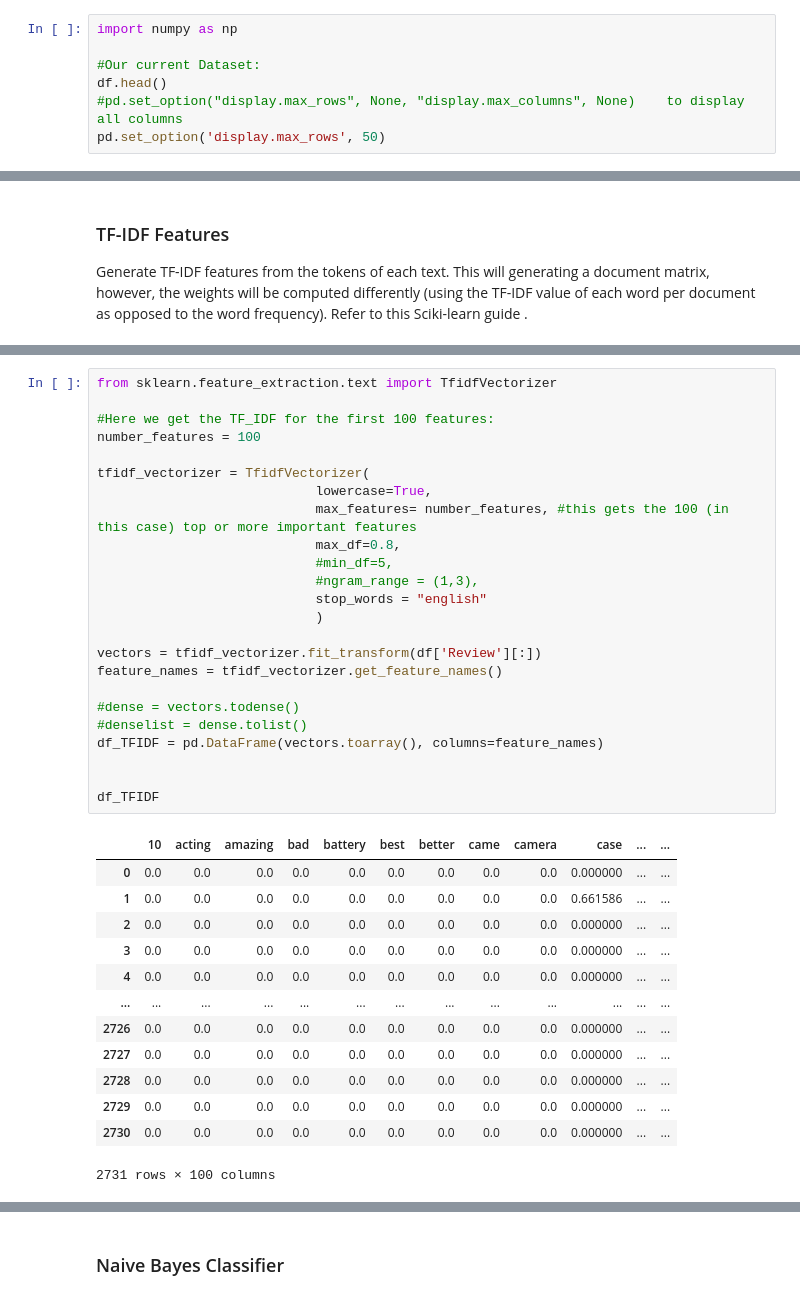
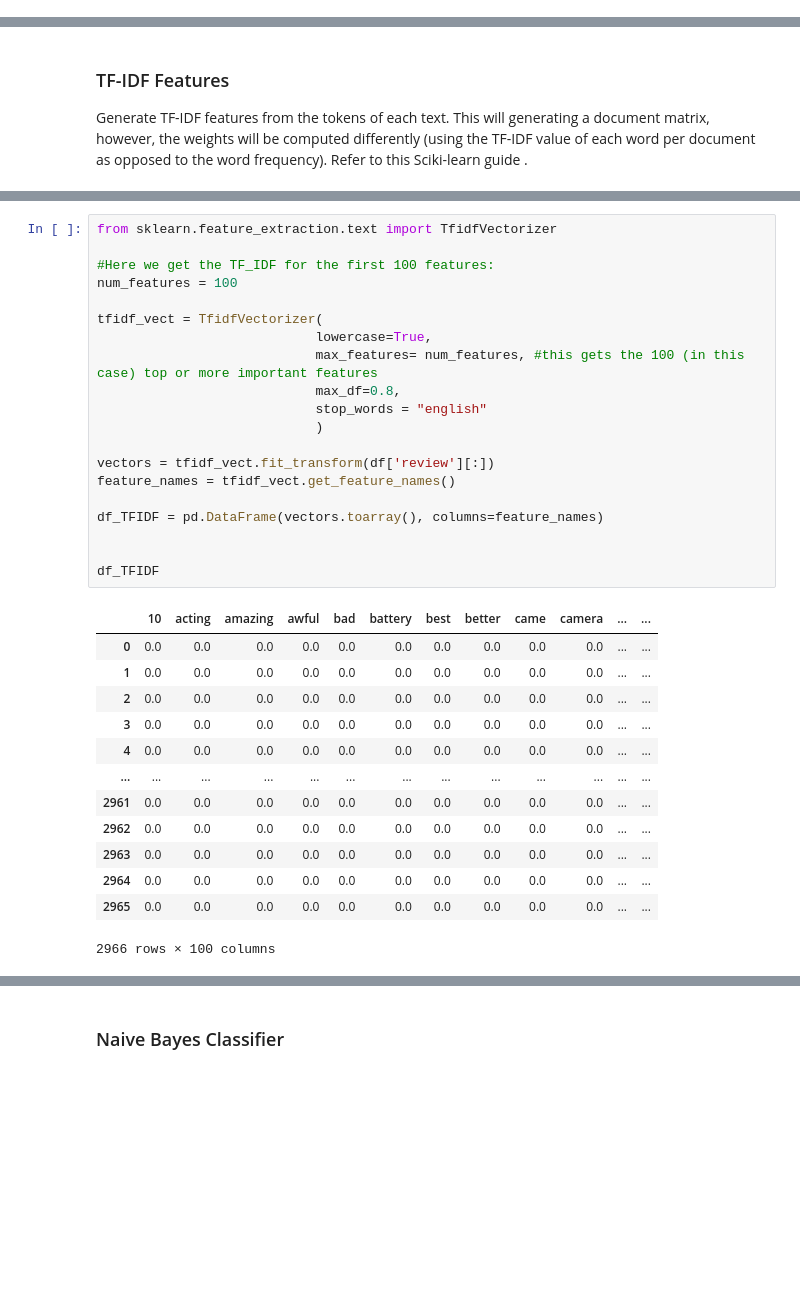
Before and after one commit to acmloria/DM2021-Lab1-Homework, a Jupyter notebook: DM2021-Lab1-Homework.ipynb, the cells around one changed output, grey strips where cells are left out. Saved outputs shown, nothing was run; the diff lists cells and outputs as text; blank space fills up the shorter version.

```diff
--- a/DM2021-Lab1-Homework.ipynb
+++ b/DM2021-Lab1-Homework.ipynb
@@ -1305,9 +1305,2 @@ The cosine similarity between a sentence and itself is 1. It seems the
 # %% [markdown]
 ### Meaningful New Data Visualizations
-# %%
-import numpy as np
-
-#Our current Dataset:
-df.head()
-#pd.set_option("display.max_rows", None, "display.max_columns", None)    to display all columns
-pd.set_option('display.max_rows', 50)
@@ -1472,38 +1340,34 @@ df.head()
 # %%
 from sklearn.feature_extraction.text import TfidfVectorizer
 
 #Here we get the TF_IDF for the first 100 features:
-number_features = 100
+num_features = 100
 
-tfidf_vectorizer = TfidfVectorizer(
+tfidf_vect = TfidfVectorizer(
                             lowercase=True,
-                            max_features= number_features, #this gets the 100 (in this case) top or more important features
+                            max_features= num_features, #this gets the 100 (in this case) top or more important features
                             max_df=0.8,
-                            #min_df=5,
-                            #ngram_range = (1,3),
                             stop_words = "english"
                             )
 
-vectors = tfidf_vectorizer.fit_transform(df['Review'][:])
-feature_names = tfidf_vectorizer.get_feature_names()
+vectors = tfidf_vect.fit_transform(df['review'][:])
+feature_names = tfidf_vect.get_feature_names()
 
-#dense = vectors.todense()
-#denselist = dense.tolist()
 df_TFIDF = pd.DataFrame(vectors.toarray(), columns=feature_names)
 
 
 df_TFIDF
 # %% [output]
-|  | 10 | acting | amazing | bad | battery | best | better | came | camera | case | ... | ... |
-| 0 | 0.0 | 0.0 | 0.0 | 0.0 | 0.0 | 0.0 | 0.0 | 0.0 | 0.0 | 0.000000 | ... | ... |
-| 1 | 0.0 | 0.0 | 0.0 | 0.0 | 0.0 | 0.0 | 0.0 | 0.0 | 0.0 | 0.661586 | ... | ... |
-| 2 | 0.0 | 0.0 | 0.0 | 0.0 | 0.0 | 0.0 | 0.0 | 0.0 | 0.0 | 0.000000 | ... | ... |
-| 3 | 0.0 | 0.0 | 0.0 | 0.0 | 0.0 | 0.0 | 0.0 | 0.0 | 0.0 | 0.000000 | ... | ... |
-| 4 | 0.0 | 0.0 | 0.0 | 0.0 | 0.0 | 0.0 | 0.0 | 0.0 | 0.0 | 0.000000 | ... | ... |
+|  | 10 | acting | amazing | awful | bad | battery | best | better | came | camera | ... | ... |
+| 0 | 0.0 | 0.0 | 0.0 | 0.0 | 0.0 | 0.0 | 0.0 | 0.0 | 0.0 | 0.0 | ... | ... |
+| 1 | 0.0 | 0.0 | 0.0 | 0.0 | 0.0 | 0.0 | 0.0 | 0.0 | 0.0 | 0.0 | ... | ... |
+| 2 | 0.0 | 0.0 | 0.0 | 0.0 | 0.0 | 0.0 | 0.0 | 0.0 | 0.0 | 0.0 | ... | ... |
+| 3 | 0.0 | 0.0 | 0.0 | 0.0 | 0.0 | 0.0 | 0.0 | 0.0 | 0.0 | 0.0 | ... | ... |
+| 4 | 0.0 | 0.0 | 0.0 | 0.0 | 0.0 | 0.0 | 0.0 | 0.0 | 0.0 | 0.0 | ... | ... |
 | ... | ... | ... | ... | ... | ... | ... | ... | ... | ... | ... | ... | ... |
-| 2726 | 0.0 | 0.0 | 0.0 | 0.0 | 0.0 | 0.0 | 0.0 | 0.0 | 0.0 | 0.000000 | ... | ... |
-| 2727 | 0.0 | 0.0 | 0.0 | 0.0 | 0.0 | 0.0 | 0.0 | 0.0 | 0.0 | 0.000000 | ... | ... |
-| 2728 | 0.0 | 0.0 | 0.0 | 0.0 | 0.0 | 0.0 | 0.0 | 0.0 | 0.0 | 0.000000 | ... | ... |
-| 2729 | 0.0 | 0.0 | 0.0 | 0.0 | 0.0 | 0.0 | 0.0 | 0.0 | 0.0 | 0.000000 | ... | ... |
-| 2730 | 0.0 | 0.0 | 0.0 | 0.0 | 0.0 | 0.0 | 0.0 | 0.0 | 0.0 | 0.000000 | ... | ... |
+| 2961 | 0.0 | 0.0 | 0.0 | 0.0 | 0.0 | 0.0 | 0.0 | 0.0 | 0.0 | 0.0 | ... | ... |
+| 2962 | 0.0 | 0.0 | 0.0 | 0.0 | 0.0 | 0.0 | 0.0 | 0.0 | 0.0 | 0.0 | ... | ... |
+| 2963 | 0.0 | 0.0 | 0.0 | 0.0 | 0.0 | 0.0 | 0.0 | 0.0 | 0.0 | 0.0 | ... | ... |
+| 2964 | 0.0 | 0.0 | 0.0 | 0.0 | 0.0 | 0.0 | 0.0 | 0.0 | 0.0 | 0.0 | ... | ... |
+| 2965 | 0.0 | 0.0 | 0.0 | 0.0 | 0.0 | 0.0 | 0.0 | 0.0 | 0.0 | 0.0 | ... | ... |
-2731 rows × 100 columns
+2966 rows × 100 columns
```
Also changed, not shown: parts of 23 cells of this notebook.
